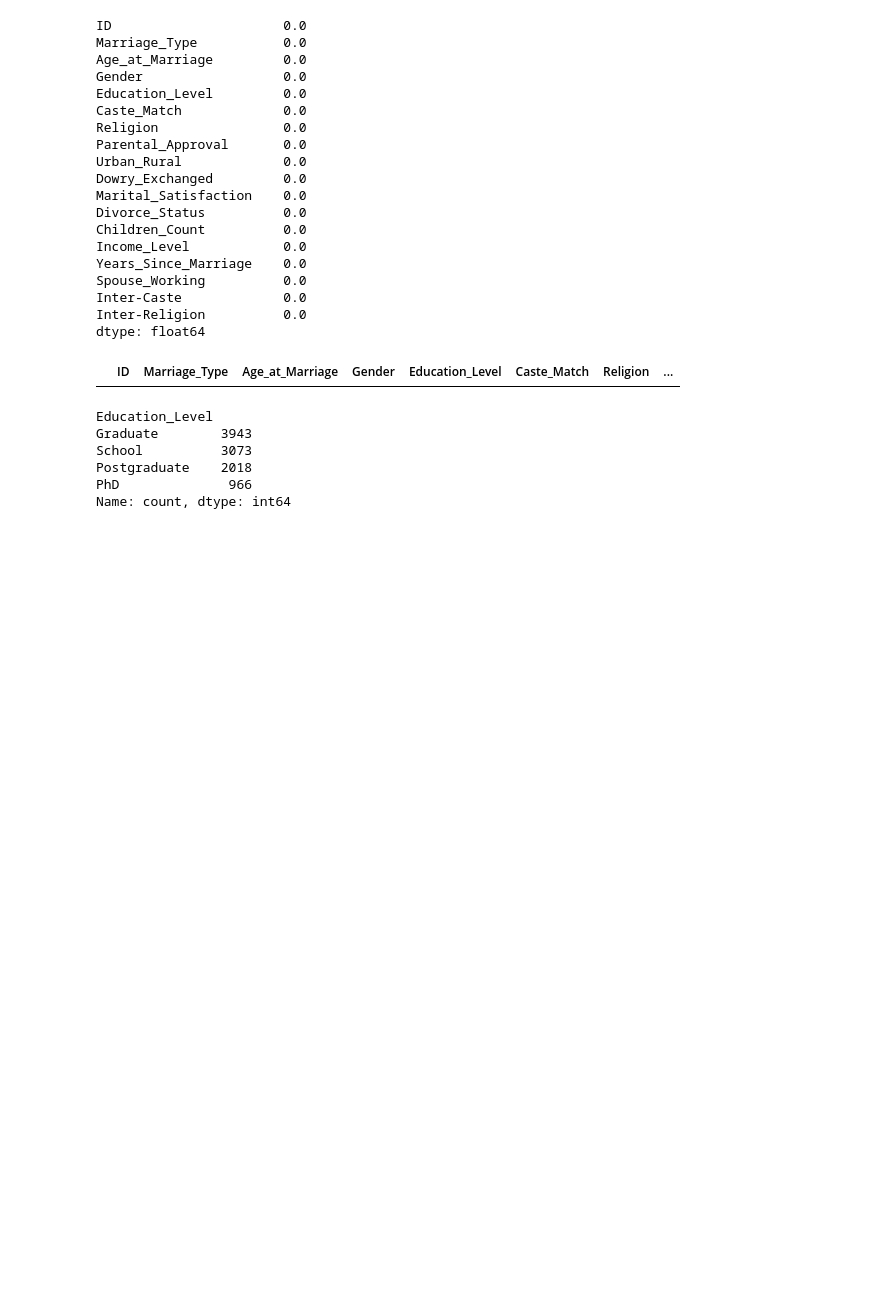
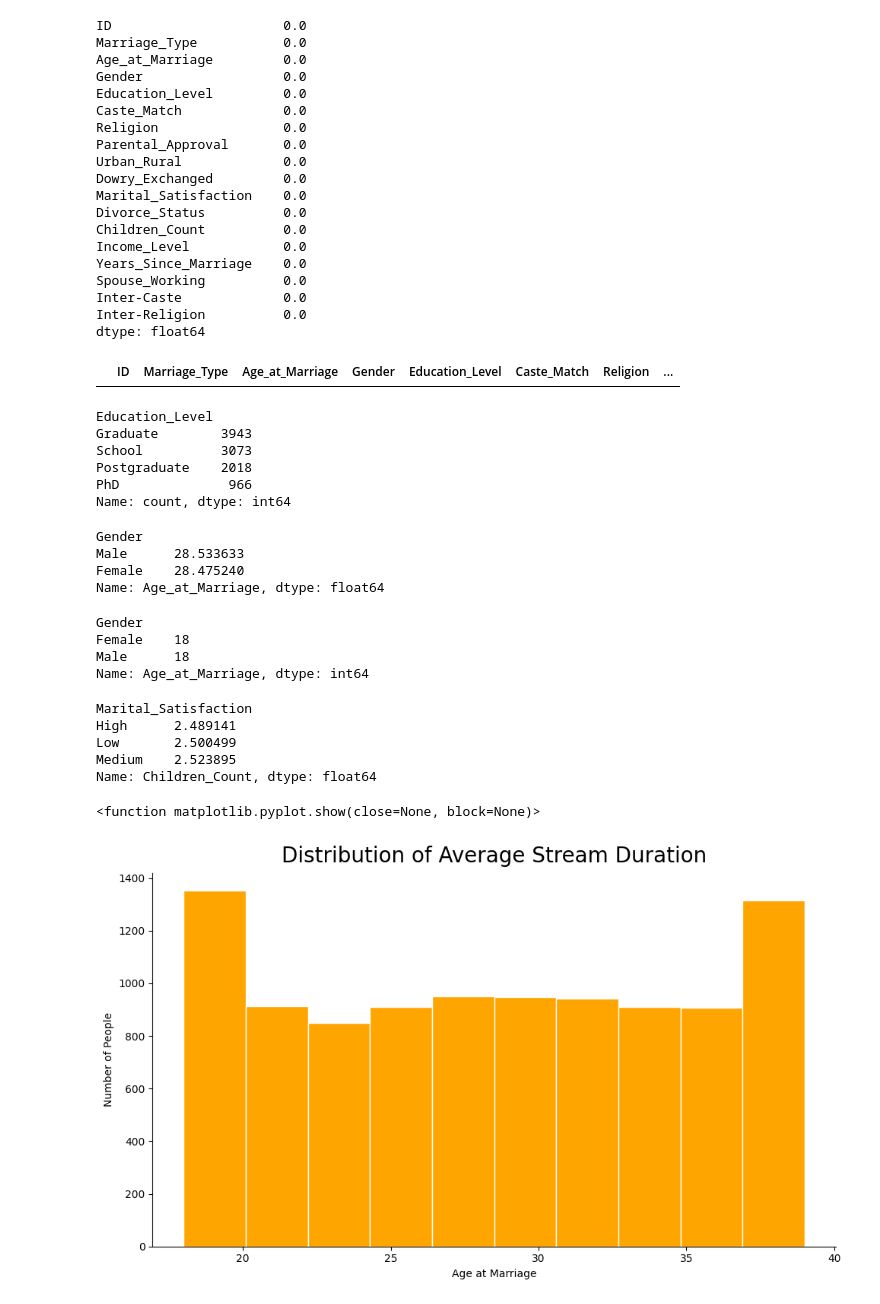
Before and after one commit to mjhess01/Marriage_Trends_Analysis, a Jupyter notebook: Notebooks/Marriage_Trends_Analysis.ipynb, the cells around one changed output. Drawn from its saved outputs; the diff is of its cells as text; code cells hidden in the pictures; blank space fills up the shorter version.

```diff
--- a/Notebooks/Marriage_Trends_Analysis.ipynb
+++ b/Notebooks/Marriage_Trends_Analysis.ipynb
@@ -103,3 +103,47 @@ School          3073
 Postgraduate    2018
 PhD              966
 Name: count, dtype: int64
+# %%
+df.groupby("Gender")["Age_at_Marriage"].mean().sort_values(ascending=False)
+# %% [output]
+Gender
+Male      28.533633
+Female    28.475240
+Name: Age_at_Marriage, dtype: float64
+# %%
+df.groupby("Gender")["Age_at_Marriage"].min().sort_values(ascending=False)
+# %% [output]
+Gender
+Female    18
+Male      18
+Name: Age_at_Marriage, dtype: int64
+# %%
+df.groupby("Marital_Satisfaction")["Children_Count"].mean().sort_values()
+# %% [output]
+Marital_Satisfaction
+High      2.489141
+Low       2.500499
+Medium    2.523895
+Name: Children_Count, dtype: float64
+# %%
+plt.figure(figsize=(10,6))
+plt.hist(
+    df["Age_at_Marriage"],
+    bins=10,
+    color="orange",
+    edgecolor="white"
+)
+
+plt.xlabel("Age at Marriage")
+plt.ylabel("Number of People")
+plt.title("Distribution of Average Stream Duration", fontsize=20, pad=10)
+
+ax = plt.gca()
+ax.spines['top'].set_visible(False)
+ax.spines['right'].set_visible(False)
+
+plt.tight_layout()
+plt.show
+# %% [output]
+<function matplotlib.pyplot.show(close=None, block=None)>
+[figure, added]
```
Also changed, not shown: parts of 2 cells of this notebook.
